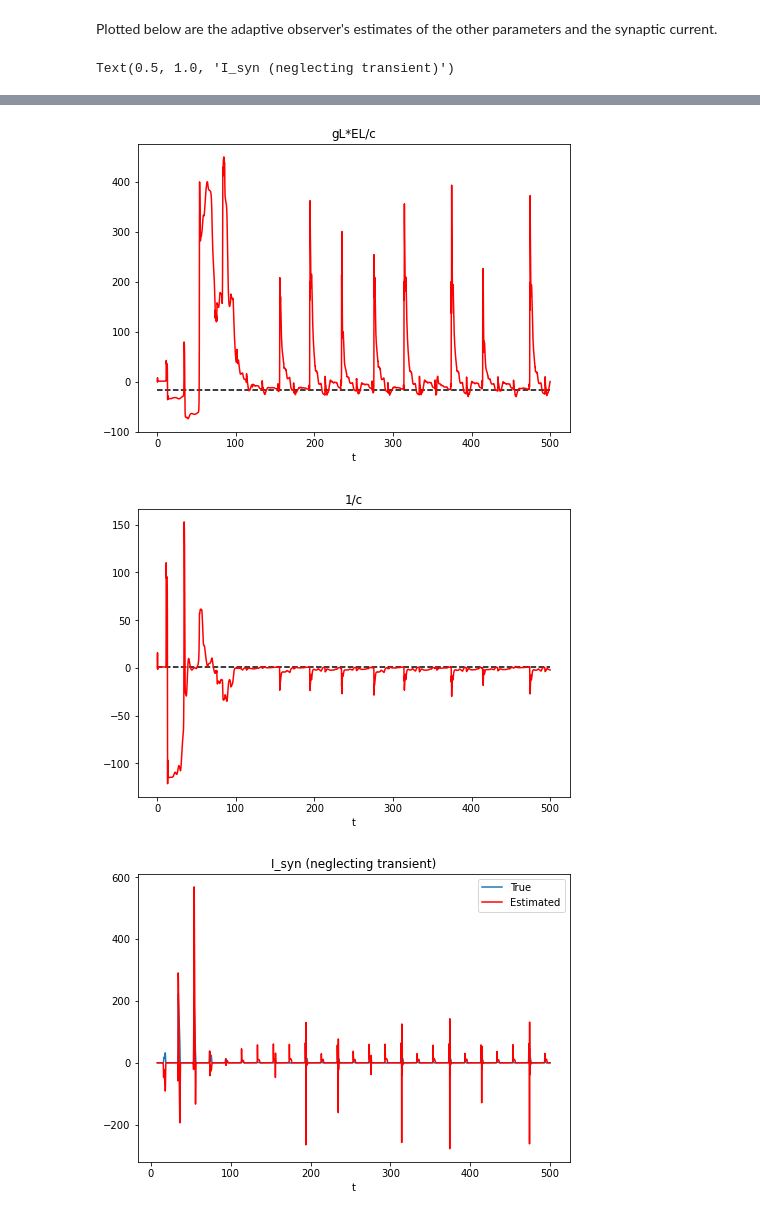
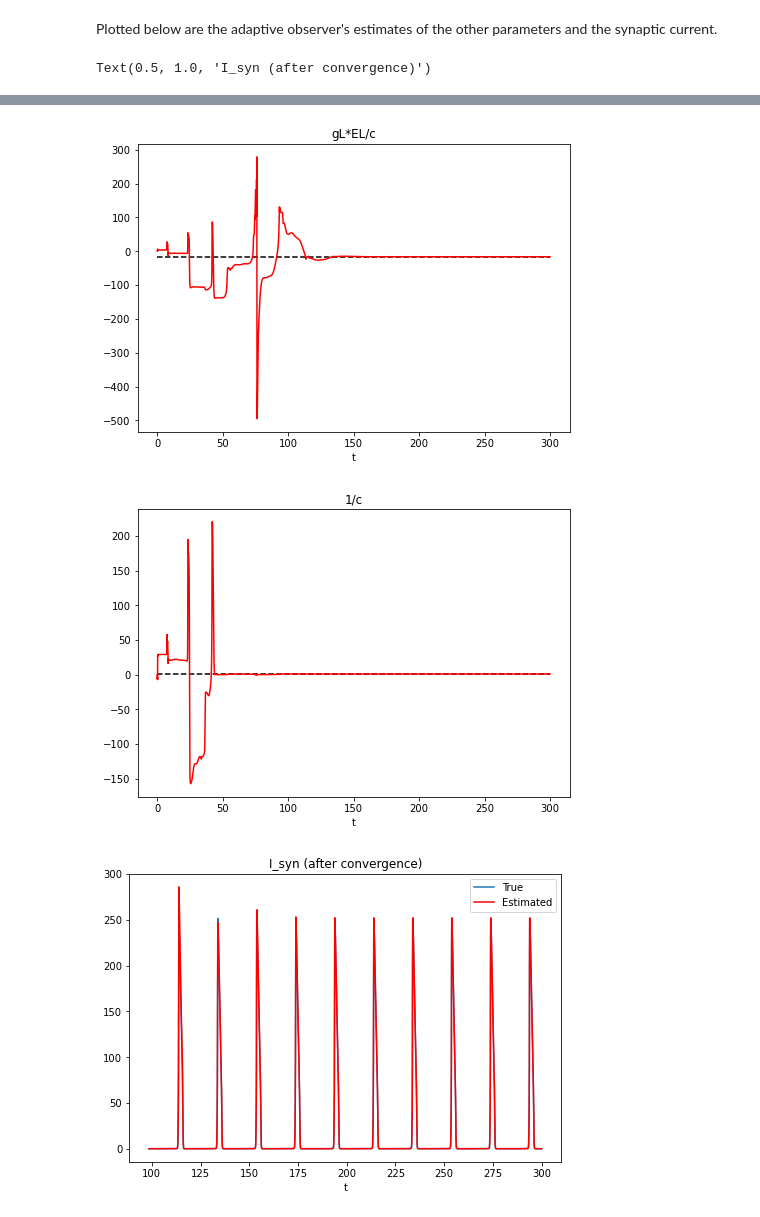
Before and after one commit to RJZS/adaptive-conductance-control, a Jupyter notebook: HH neuron rejecting HH neuron.ipynb, the cells around one changed output, grey strips where cells are left out. Saved outputs shown, nothing was run; the diff lists cells and outputs as text; code cells hidden in the pictures.

```diff
--- a/HH neuron rejecting HH neuron.ipynb
+++ b/HH neuron rejecting HH neuron.ipynb
@@ -26,14 +26,14 @@ Iapp = lambda t : 2 + np.sin(2*np.pi/10*t)
 # Initial conditions
 x_0 = [0, 0, 0, 0, 0]; # V, m, h, n, s
 x̂_0 = [-60, 0.5, 0.5, 0.5, 0.5];
-θ̂_0 = [60, 60, 10, 10, 0, 0, 0, 0, 0]; # gNa, gK, gL, gsyn, gNa*ENa, gK*EK, gL*EL, gsyn*Esyn, 1
+θ̂_0 = [60, 60, 10, 10, 0, 0, 0, 0, 0.1]; # gNa, gK, gL, gsyn, gNa*ENa, gK*EK, gL*EL, gsyn*Esyn, 1
 P_0 = np.eye(9);
 Ψ_0 = [0, 0, 0, 0, 0, 0, 0, 0, 0];
 x_0_p = [0, 0, 0, 0]; # x_0 for presynaptic neuron
 
 # Integration initial conditions and parameters
 dt = 0.01
-Tfinal = 500. # Default is 100.
+Tfinal = 300. # Default is 100.
 tspan = (0.,Tfinal)
 z_0 = np.concatenate((x_0, x̂_0, θ̂_0, P_0.flatten(), Ψ_0, x_0_p, x_0[:4]))
 # %% [markdown]
@@ -65,7 +65,7 @@ if save_data == 1:
 # Calculate real and estimated synaptic current. Remember, the algorithm is
 # online, so using the parameter estimates for that timestep.
 Isyn = g[3] * w[3,:] * (v - E[3])
-Isyn_hat = θ̂ [3,:] * ŵ[3,:] * (v - np.divide(θ̂[7,:],θ̂[3,:]))
+Isyn_hat = θ̂ [3,:] * ŵ[3,:] * (v - np.divide(θ̂[7,:],θ̂[3,:]))/θ̂[8,:]**2
 # %% [markdown]
 Below is a plot comparing $v$, $\hat{v}$ and $v_{nosyn}$, where $v_{nosyn}$ is the output of the plant if the disturbance/synapse is absent. With a perfect controller, we would see $v - v_{nosyn} \to 0$. A plot of $v - v_{nosyn}$ is also below.
 # %%
@@ -141,10 +141,10 @@ plt7ax.set_title("1/c")
 
 # Synaptic current (ignoring initial transient)
 plt8 = plt.figure(); plt8ax = plt8.add_axes([0,0,1,1])
-plt8ax.plot(t[300:],Isyn[300:],label="I_syn")
-plt8ax.plot(t[300:],Isyn_hat[300:],color="red")
+plt8ax.plot(t[8000:],Isyn[8000:],label="I_syn")
+plt8ax.plot(t[8000:],Isyn_hat[8000:],color="red")
 plt8ax.set_xlabel("t")
 plt8ax.legend(["True", "Estimated"])
-plt8ax.set_title("I_syn (neglecting transient)")
+plt8ax.set_title("I_syn (after convergence)")
 # %% [output]
-Text(0.5, 1.0, 'I_syn (neglecting transient)')
+Text(0.5, 1.0, 'I_syn (after convergence)')
@@ -156,3 +156,3 @@ Text(0.5, 1.0, 'I_syn (neglecting transient)')
-[figure, old version]
+[figure, new version]
-[figure, old version]
+[figure, new version]
-[figure, old version]
+[figure, new version]
```
Also changed, not shown: parts of 11 cells of this notebook, 1 other file.
